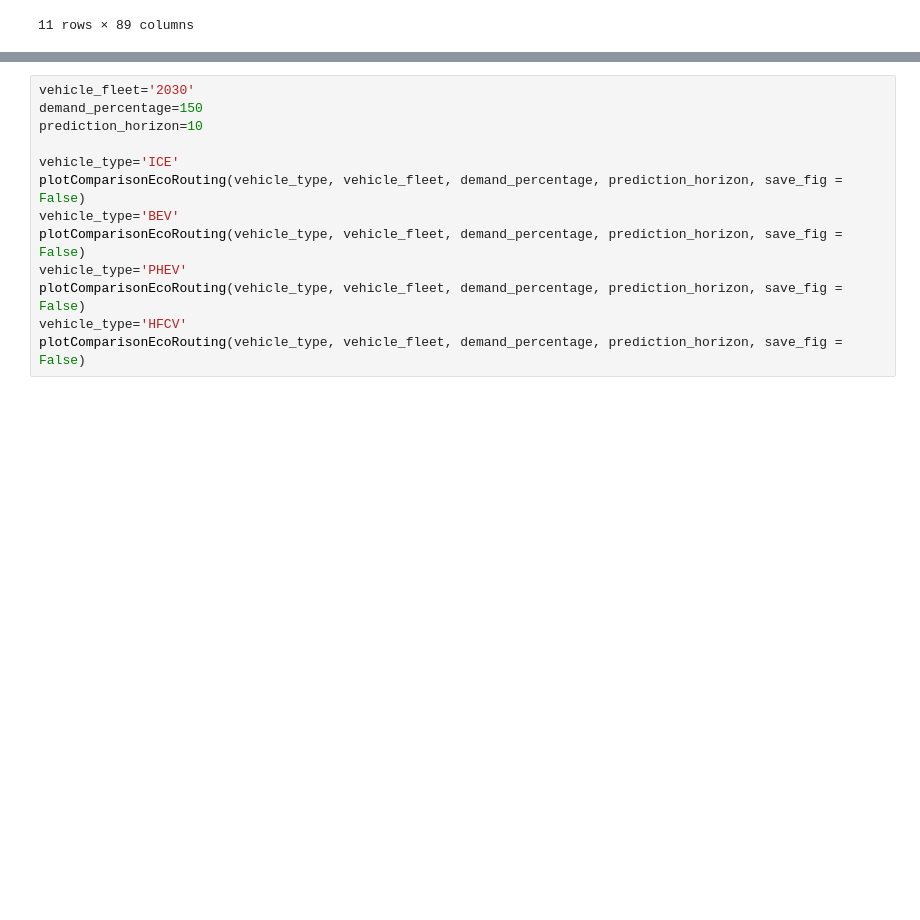
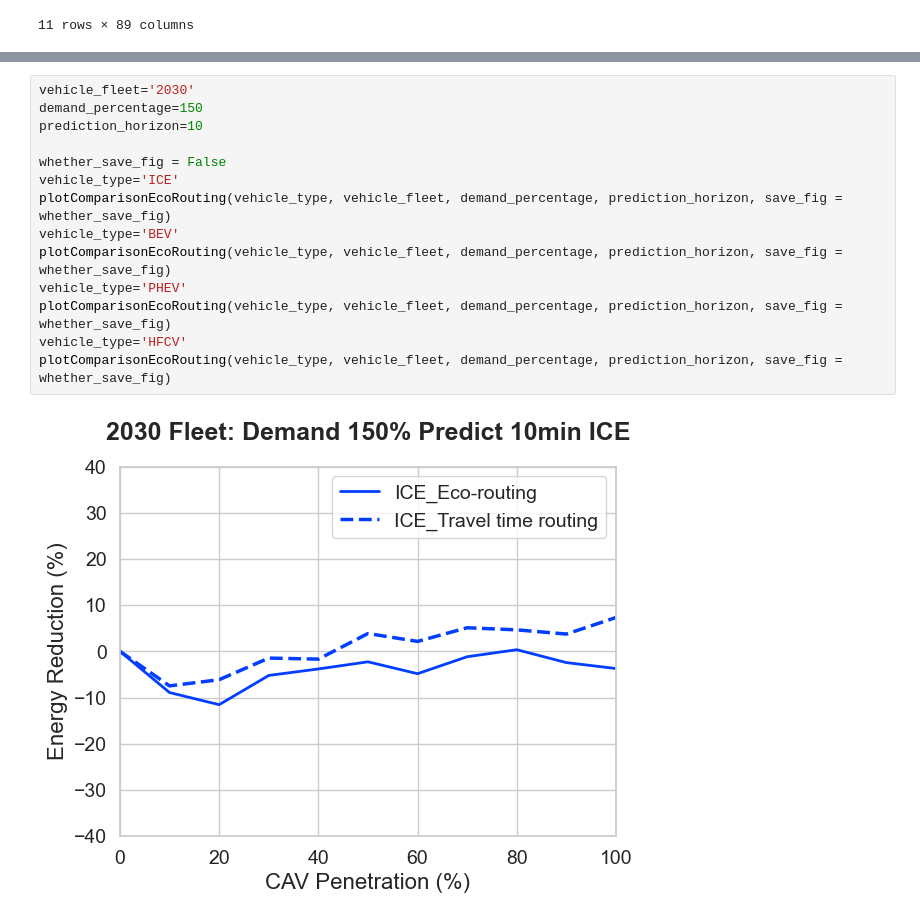
Before and after one commit to AlexWangVT/digital_twin_aimsun_eco_routing, a Jupyter notebook: plot_scripts/test_plot.ipynb, the cells around one changed output, grey strips where cells are left out. Cells and saved outputs as stored; diff of their text form; blank space fills up the shorter version.

```diff
--- a/plot_scripts/test_plot.ipynb
+++ b/plot_scripts/test_plot.ipynb
@@ -154,13 +153,16 @@ plotAllTypes(vehicle_fleet, demand_percentage, eco_routing_with_travel_time, pre
 # %%
 vehicle_fleet='2030'
 demand_percentage=150
 prediction_horizon=10
 
+whether_save_fig = False
 vehicle_type='ICE'
-plotComparisonEcoRouting(vehicle_type, vehicle_fleet, demand_percentage, prediction_horizon, save_fig = False)
+plotComparisonEcoRouting(vehicle_type, vehicle_fleet, demand_percentage, prediction_horizon, save_fig = whether_save_fig)
 vehicle_type='BEV'
-plotComparisonEcoRouting(vehicle_type, vehicle_fleet, demand_percentage, prediction_horizon, save_fig = False)
+plotComparisonEcoRouting(vehicle_type, vehicle_fleet, demand_percentage, prediction_horizon, save_fig = whether_save_fig)
 vehicle_type='PHEV'
-plotComparisonEcoRouting(vehicle_type, vehicle_fleet, demand_percentage, prediction_horizon, save_fig = False)
+plotComparisonEcoRouting(vehicle_type, vehicle_fleet, demand_percentage, prediction_horizon, save_fig = whether_save_fig)
 vehicle_type='HFCV'
-plotComparisonEcoRouting(vehicle_type, vehicle_fleet, demand_percentage, prediction_horizon, save_fig = False)
+plotComparisonEcoRouting(vehicle_type, vehicle_fleet, demand_percentage, prediction_horizon, save_fig = whether_save_fig)
+# %% [output]
+[figure, added]
```
Also changed, not shown: parts of 14 cells of this notebook, 49 other files.
